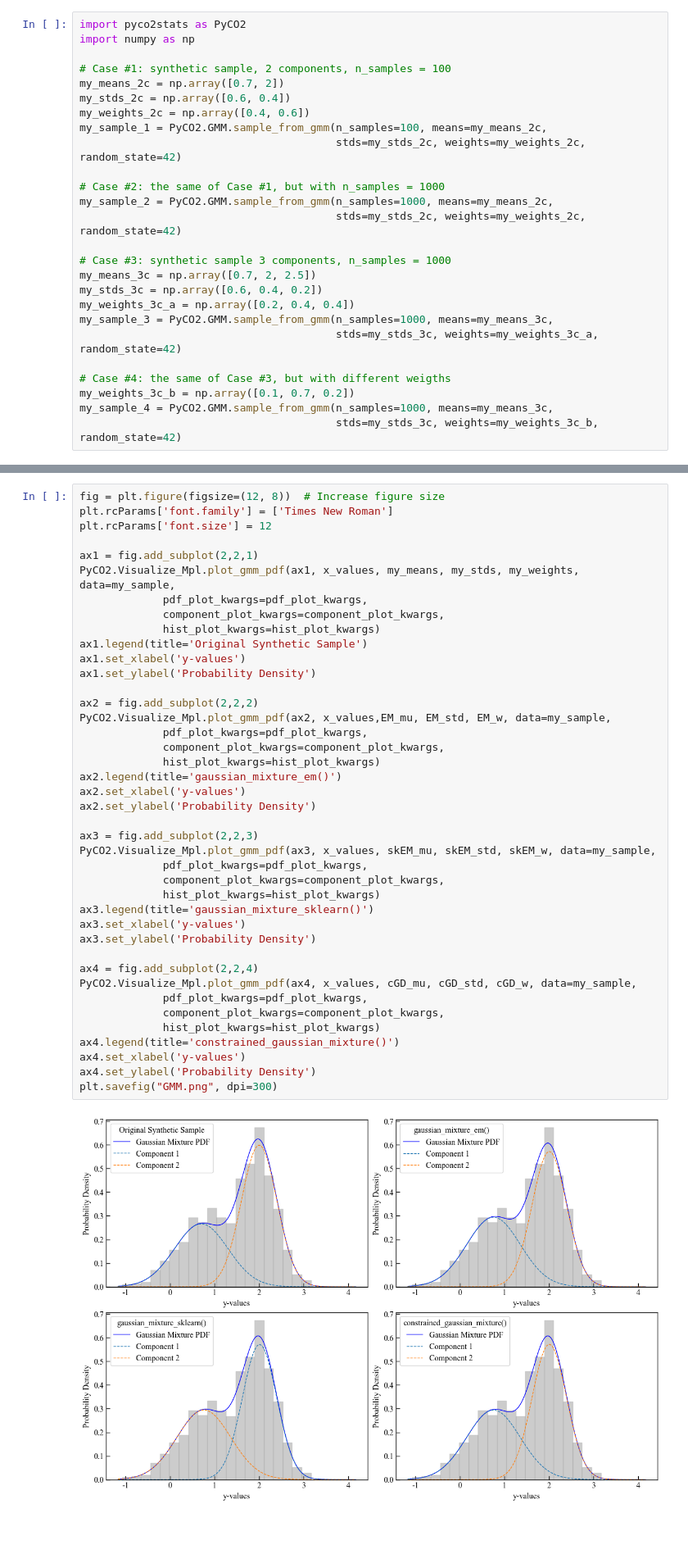
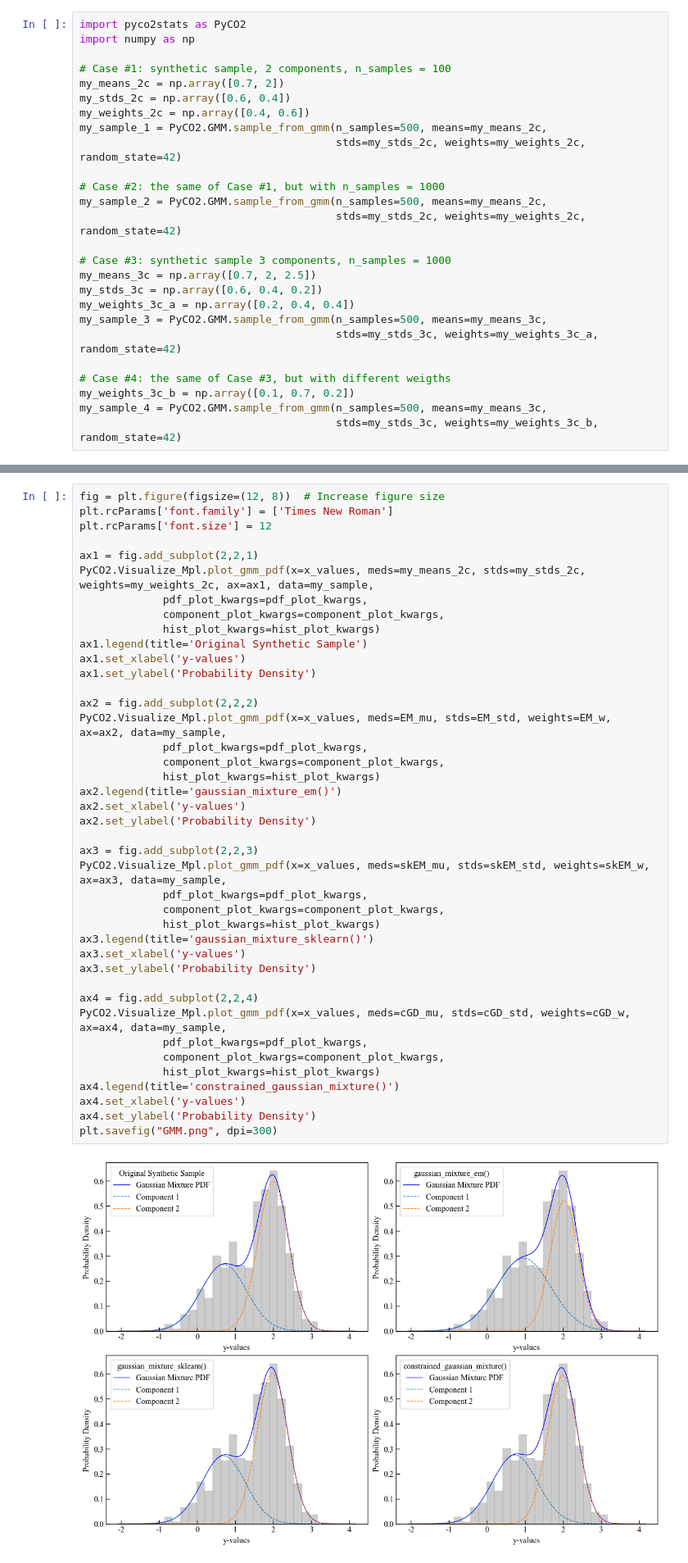
Before and after one commit to AIVolcanoLab/pyco2stats, a Jupyter notebook: docs/notebooks/GMM2.ipynb, the cells around one changed output, grey strips where cells are left out. Shown at 82% size. Saved outputs shown, nothing was run; the diff lists cells and outputs as text; blank space fills up the shorter version.

```diff
--- a/docs/notebooks/GMM2.ipynb
+++ b/docs/notebooks/GMM2.ipynb
@@ -18,23 +18,23 @@ import numpy as np
 my_means_2c = np.array([0.7, 2])
 my_stds_2c = np.array([0.6, 0.4])
 my_weights_2c = np.array([0.4, 0.6])
-my_sample_1 = PyCO2.GMM.sample_from_gmm(n_samples=100, means=my_means_2c,
+my_sample_1 = PyCO2.GMM.sample_from_gmm(n_samples=500, means=my_means_2c,
                                         stds=my_stds_2c, weights=my_weights_2c, random_state=42)
 
 # Case #2: the same of Case #1, but with n_samples = 1000
-my_sample_2 = PyCO2.GMM.sample_from_gmm(n_samples=1000, means=my_means_2c,
+my_sample_2 = PyCO2.GMM.sample_from_gmm(n_samples=500, means=my_means_2c,
                                         stds=my_stds_2c, weights=my_weights_2c, random_state=42)
 
 # Case #3: synthetic sample 3 components, n_samples = 1000
 my_means_3c = np.array([0.7, 2, 2.5])
 my_stds_3c = np.array([0.6, 0.4, 0.2])
 my_weights_3c_a = np.array([0.2, 0.4, 0.4])
-my_sample_3 = PyCO2.GMM.sample_from_gmm(n_samples=1000, means=my_means_3c,
+my_sample_3 = PyCO2.GMM.sample_from_gmm(n_samples=500, means=my_means_3c,
                                         stds=my_stds_3c, weights=my_weights_3c_a, random_state=42)
 
 # Case #4: the same of Case #3, but with different weigths
 my_weights_3c_b = np.array([0.1, 0.7, 0.2])
-my_sample_4 = PyCO2.GMM.sample_from_gmm(n_samples=1000, means=my_means_3c,
+my_sample_4 = PyCO2.GMM.sample_from_gmm(n_samples=500, means=my_means_3c,
                                         stds=my_stds_3c, weights=my_weights_3c_b, random_state=42)
 # %% [markdown]
 ## Visualizing the populations
@@ -140,43 +140,43 @@ plt.rcParams['font.family'] = ['Times New Roman']
 plt.rcParams['font.size'] = 12
 
 ax1 = fig.add_subplot(2,2,1)
-PyCO2.Visualize_Mpl.plot_gmm_pdf(ax1, x_values, my_means, my_stds, my_weights, data=my_sample,
+PyCO2.Visualize_Mpl.plot_gmm_pdf(x=x_values, meds=my_means_2c, stds=my_stds_2c, weights=my_weights_2c, ax=ax1, data=my_sample,
              pdf_plot_kwargs=pdf_plot_kwargs,
              component_plot_kwargs=component_plot_kwargs,
              hist_plot_kwargs=hist_plot_kwargs)
 ax1.legend(title='Original Synthetic Sample')
 ax1.set_xlabel('y-values')
 ax1.set_ylabel('Probability Density')
 
 ax2 = fig.add_subplot(2,2,2)
-PyCO2.Visualize_Mpl.plot_gmm_pdf(ax2, x_values,EM_mu, EM_std, EM_w, data=my_sample,
+PyCO2.Visualize_Mpl.plot_gmm_pdf(x=x_values, meds=EM_mu, stds=EM_std, weights=EM_w, ax=ax2, data=my_sample,
              pdf_plot_kwargs=pdf_plot_kwargs,
              component_plot_kwargs=component_plot_kwargs,
              hist_plot_kwargs=hist_plot_kwargs)
 ax2.legend(title='gaussian_mixture_em()')
 ax2.set_xlabel('y-values')
 ax2.set_ylabel('Probability Density')
 
 ax3 = fig.add_subplot(2,2,3)
-PyCO2.Visualize_Mpl.plot_gmm_pdf(ax3, x_values, skEM_mu, skEM_std, skEM_w, data=my_sample,
+PyCO2.Visualize_Mpl.plot_gmm_pdf(x=x_values, meds=skEM_mu, stds=skEM_std, weights=skEM_w, ax=ax3, data=my_sample,
              pdf_plot_kwargs=pdf_plot_kwargs,
              component_plot_kwargs=component_plot_kwargs,
              hist_plot_kwargs=hist_plot_kwargs)
 ax3.legend(title='gaussian_mixture_sklearn()')
 ax3.set_xlabel('y-values')
 ax3.set_ylabel('Probability Density')
 
 ax4 = fig.add_subplot(2,2,4)
-PyCO2.Visualize_Mpl.plot_gmm_pdf(ax4, x_values, cGD_mu, cGD_std, cGD_w, data=my_sample,
+PyCO2.Visualize_Mpl.plot_gmm_pdf(x=x_values, meds=cGD_mu, stds=cGD_std, weights=cGD_w, ax=ax4, data=my_sample,
              pdf_plot_kwargs=pdf_plot_kwargs,
              component_plot_kwargs=component_plot_kwargs,
              hist_plot_kwargs=hist_plot_kwargs)
 ax4.legend(title='constrained_gaussian_mixture()')
 ax4.set_xlabel('y-values')
 ax4.set_ylabel('Probability Density')
 plt.savefig("GMM.png", dpi=300)
 # %% [output]
-[figure, old version]
+[figure, new version]
 # %% [markdown]
 ## Sinclair-like visualization
  The Sinclair method [Sinclair, 1974] is a reliable graphical procedure for partitioning datasets of polymodal values into two or more log-normal sub-populations. The method is based on the evidence that, on a probability plot, a dataset composed of multiple (n) superimposed log-normal populations plots as a series of joined straight-line segments with different slopes. Changes in the slope of the curve, called inflection points, are typically n-1 and they indicate the relative proportions of the different populations.
```
Also changed, not shown: parts of 3 cells of this notebook.
